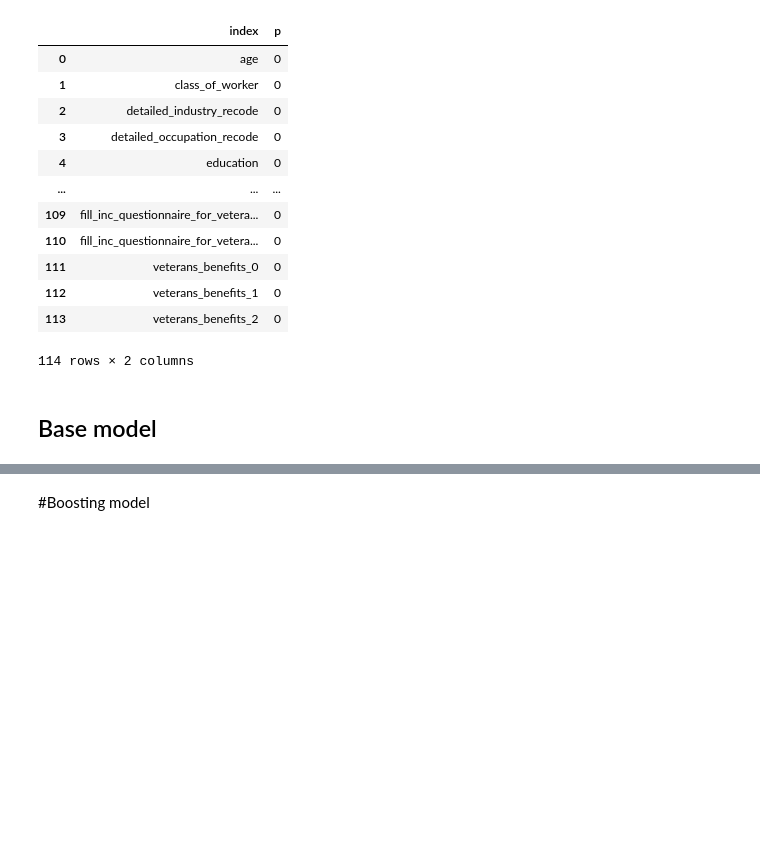
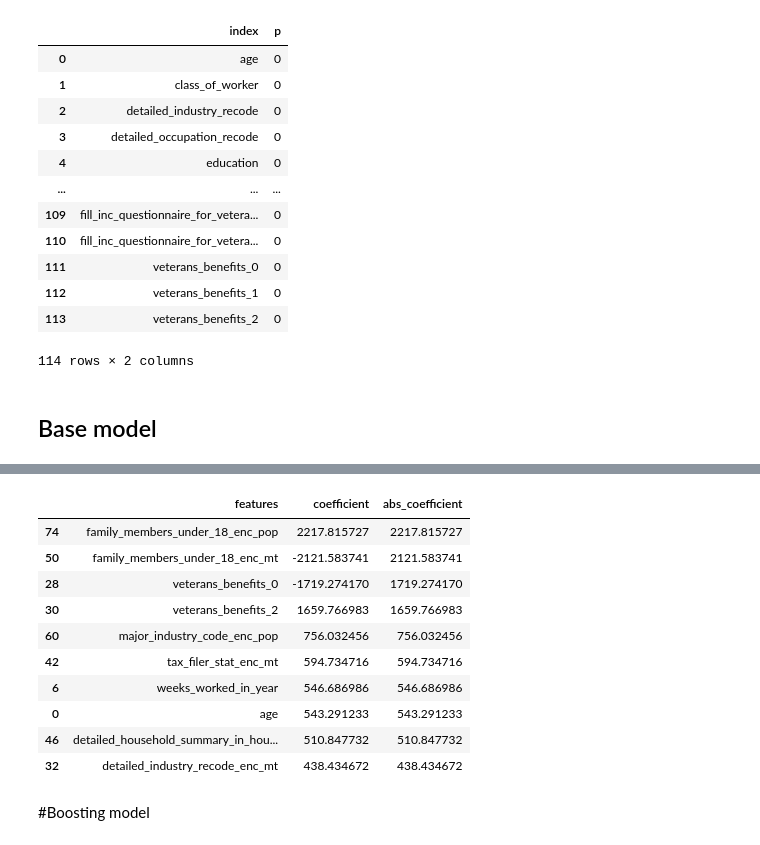
Before and after one commit to sindla97/Machine-Learning, a Jupyter notebook: census_bureau.ipynb, the cells around one changed output, grey strips where cells are left out. Cells and saved outputs as stored; diff of their text form; code cells hidden in the pictures; blank space fills up the shorter version.

```diff
--- a/census_bureau.ipynb
+++ b/census_bureau.ipynb
@@ -468,3 +478,18 @@ print(classification_report(test_df[target],y_test_predict_lr_cv))
+# %%
+coef = pd.DataFrame(data={'features':final_features_lr,'coefficient':random_search.best_estimator_.coef_[0], 'abs_coefficient':abs(random_search.best_estimator_.coef_[0]) })
+coef.sort_values(by='abs_coefficient',ascending=False).head(10)
+# %% [output]
+|  | features | coefficient | abs_coefficient |
+| 74 | family_members_under_18_enc_pop | 2217.815727 | 2217.815727 |
+| 50 | family_members_under_18_enc_mt | -2121.583741 | 2121.583741 |
+| 28 | veterans_benefits_0 | -1719.274170 | 1719.274170 |
+| 30 | veterans_benefits_2 | 1659.766983 | 1659.766983 |
+| 60 | major_industry_code_enc_pop | 756.032456 | 756.032456 |
+| 42 | tax_filer_stat_enc_mt | 594.734716 | 594.734716 |
+| 6 | weeks_worked_in_year | 546.686986 | 546.686986 |
+| 0 | age | 543.291233 | 543.291233 |
+| 46 | detailed_household_summary_in_hou... | 510.847732 | 510.847732 |
+| 32 | detailed_industry_recode_enc_mt | 438.434672 | 438.434672 |
 # %% [markdown]
 #Boosting model
 # %%
```
Also changed, not shown: parts of 24 cells of this notebook.
